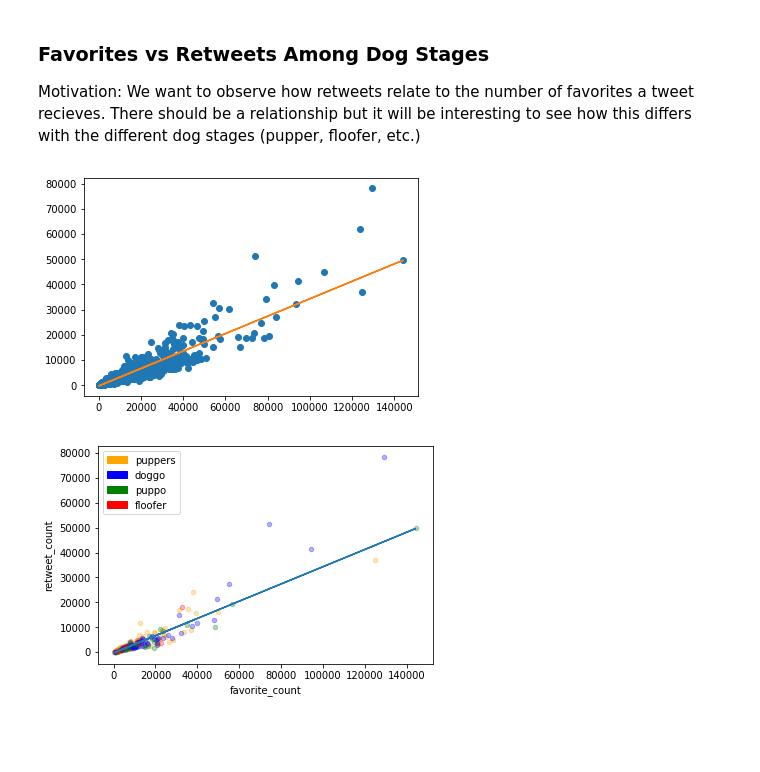
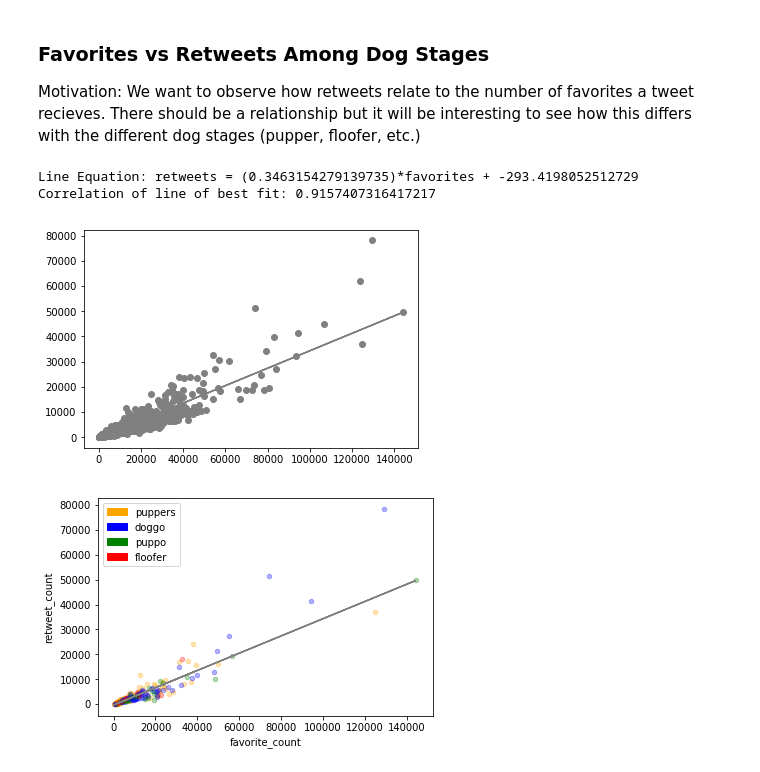
Before and after one commit to MrGeislinger/UdacityDAND_Proj_WrangleAndAnalyzeData, a Jupyter notebook: wrangle_act.ipynb, the cells around one changed output. Cells and saved outputs as stored; diff of their text form; code cells hidden in the pictures; blank space fills up the shorter version.

Commit message:
feat: Add written description of initial insight of favorites vs retweets
    * Add line of best fit of all data to only dog stage plot
    * TODO: Add description for zoomed in plot

```diff
--- a/wrangle_act.ipynb
+++ b/wrangle_act.ipynb
@@ -792,49 +792,49 @@ Motivation: We want to observe how retweets relate to the number of favorites a
 # Create a (sub)database of only attributes I care about
 df = df_clean_final[['retweet_count', 'favorite_count', 'dog_stage']]
 
 # limit number for testing
 # df=df.iloc[0:1000]
 
+# Create linear line of best fit of all data points
+y, x = df.retweet_count, df.favorite_count
+slope, intercept, r_value, p_value, std_err = stats.linregress(x, y)
+line = slope*x+intercept
+plt.plot(x, y, 'o', x, line, color='gray')
 
-# xx = df.plot(kind = 'scatter', x = 'favorite_count', y='retweet_count', color='Black', alpha=0.3)
-
-y,x = df.retweet_count, df.favorite_count
-
-slope, intercept, r_value, p_value, std_err = stats.linregress(x,y)
-
-line = slope*x+intercept
-
-plt.plot(x,y,'o', x, line)
-
-
+print('Line Equation: retweets = ({})*favorites + {}'.format(slope,intercept))
+print('Correlation of line of best fit: {}'.format(r_value))
 
 #####
 
 
 # Create separate databases for each dog stage (don't count mutliple classifications)
 df_puppers = df[df['dog_stage'] == 'pupper']
 df_puppo = df[df['dog_stage'] == 'puppo']
 df_doggo = df[df['dog_stage'] == 'doggo']
 df_floofer = df[df['dog_stage'] == 'floofer']
 df_none = df[df['dog_stage'] == 'None']
 
 
+
 # Plot all data to see general shape
-bx = df_puppers.plot(kind = 'scatter', x = 'favorite_count', y='retweet_count', color='Orange', alpha=0.3)
-df_doggo.plot(kind = 'scatter', x = 'favorite_count', y='retweet_count', color='Blue', ax = bx, alpha=0.3)
-df_puppo.plot(kind = 'scatter', x = 'favorite_count', y='retweet_count', color='Green', ax = bx, alpha=0.3)
-df_floofer.plot(kind = 'scatter', x = 'favorite_count', y='retweet_count', color='Red', ax = bx, alpha=0.3)
+bx = df_puppers.plot(kind = 'scatter', x='favorite_count', y='retweet_count', color='Orange', alpha=0.3)
+df_doggo.plot(kind = 'scatter', x='favorite_count', y='retweet_count', color='Blue', ax=bx, alpha=0.3)
+df_puppo.plot(kind = 'scatter', x='favorite_count', y='retweet_count', color='Green', ax=bx, alpha=0.3)
+df_floofer.plot(kind = 'scatter', x='favorite_count', y='retweet_count', color='Red', ax=bx, alpha=0.3)
 
 
 # Legend
 puppers = mpatches.Patch(label='puppers', color = 'Orange')
 doggo = mpatches.Patch(label='doggo', color = 'Blue')
 puppo = mpatches.Patch(label='puppo', color = 'Green')
 floofer = mpatches.Patch(label='floofer', color = 'Red')
 
-plt.legend(handles=[puppers,doggo,puppo,floofer])
-plt.plot(x, line)
+plt.legend(handles=[puppers, doggo, puppo, floofer])
+plt.plot(x, line, color='gray')
+
 plt.show()
 # %% [output]
+Line Equation: retweets = (0.3463154279139735)*favorites + -293.4198052512729
+Correlation of line of best fit: 0.9157407316417217
-[figure, old version]
+[figure, new version]
-[figure, old version]
+[figure, new version]
```
Also changed, not shown: parts of 2 cells of this notebook.
